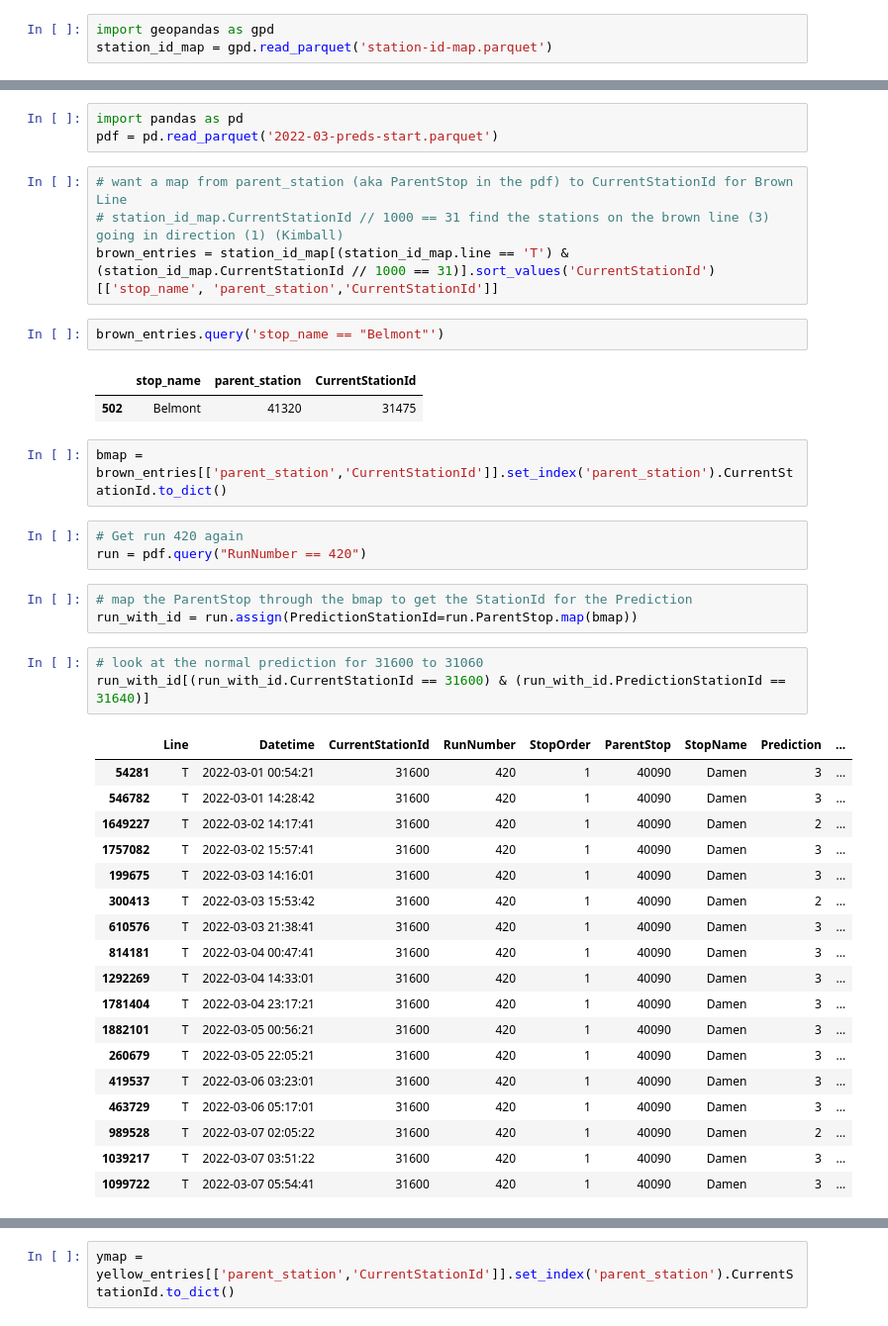
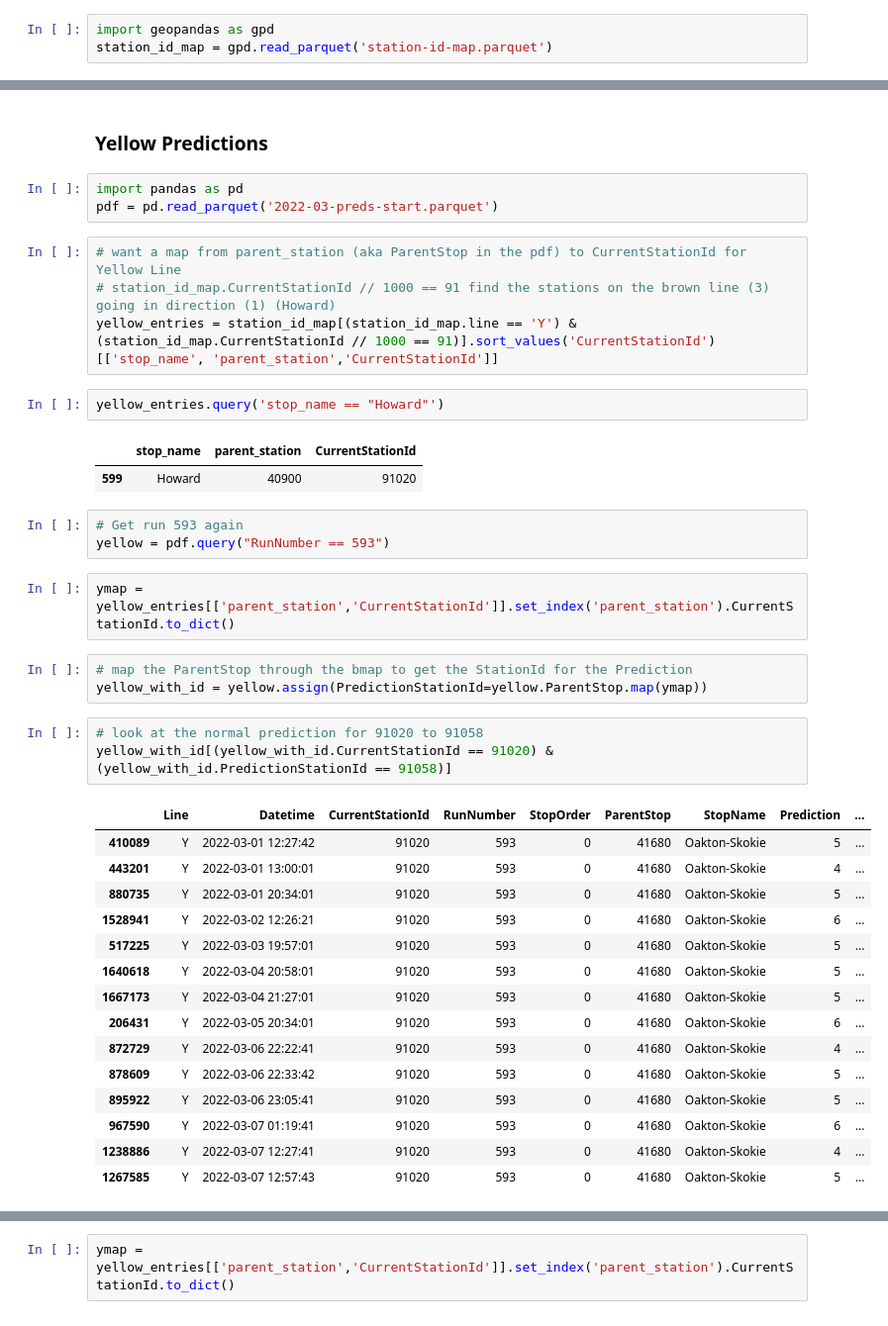
Before and after one commit to michaelslice/CTA-Data-Analysis-Visualization, a Jupyter notebook: station-times.ipynb, the cells around one changed output, grey strips where cells are left out. Shown at 99% size. Saved outputs shown, nothing was run; the diff lists cells and outputs as text.

```diff
--- a/station-times.ipynb
+++ b/station-times.ipynb
@@ -368,42 +182,41 @@ Need to map the predicted stop information to the edf CurrentStationIds.
+# %% [markdown]
+### Yellow Predictions
 # %%
 import pandas as pd
 pdf = pd.read_parquet('2022-03-preds-start.parquet')
 # %%
-# want a map from parent_station (aka ParentStop in the pdf) to CurrentStationId for Brown Line
-# station_id_map.CurrentStationId // 1000 == 31 find the stations on the brown line (3) going in direction (1) (Kimball)
-brown_entries = station_id_map[(station_id_map.line == 'T') & (station_id_map.CurrentStationId // 1000 == 31)].sort_values('CurrentStationId')[['stop_name', 'parent_station','CurrentStationId']]
+# want a map from parent_station (aka ParentStop in the pdf) to CurrentStationId for Yellow Line
+# station_id_map.CurrentStationId // 1000 == 91 find the stations on the brown line (3) going in direction (1) (Howard)
+yellow_entries = station_id_map[(station_id_map.line == 'Y') & (station_id_map.CurrentStationId // 1000 == 91)].sort_values('CurrentStationId')[['stop_name', 'parent_station','CurrentStationId']]
 # %%
-brown_entries.query('stop_name == "Belmont"')
+yellow_entries.query('stop_name == "Howard"')
 # %% [output]
 |  | stop_name | parent_station | CurrentStationId |
-| 502 | Belmont | 41320 | 31475 |
+| 599 | Howard | 40900 | 91020 |
+# %%
+# Get run 593 again
+yellow = pdf.query("RunNumber == 593")
 # %%
-bmap = brown_entries[['parent_station','CurrentStationId']].set_index('parent_station').CurrentStationId.to_dict()
+ymap = yellow_entries[['parent_station','CurrentStationId']].set_index('parent_station').CurrentStationId.to_dict()
-# %%
-# Get run 420 again
-run = pdf.query("RunNumber == 420")
 # %%
 # map the ParentStop through the bmap to get the StationId for the Prediction
-run_with_id = run.assign(PredictionStationId=run.ParentStop.map(bmap))
+yellow_with_id = yellow.assign(PredictionStationId=yellow.ParentStop.map(ymap))
 # %%
-# look at the normal prediction for 31600 to 31060
-run_with_id[(run_with_id.CurrentStationId == 31600) & (run_with_id.PredictionStationId == 31640)]
+# look at the normal prediction for 91020 to 91058
+yellow_with_id[(yellow_with_id.CurrentStationId == 91020) & (yellow_with_id.PredictionStationId == 91058)]
 # %% [output]
 |  | Line | Datetime | CurrentStationId | RunNumber | StopOrder | ParentStop | StopName | Prediction | ... |
-| 54281 | T | 2022-03-01 00:54:21 | 31600 | 420 | 1 | 40090 | Damen | 3 | ... |
-| 546782 | T | 2022-03-01 14:28:42 | 31600 | 420 | 1 | 40090 | Damen | 3 | ... |
-| 1649227 | T | 2022-03-02 14:17:41 | 31600 | 420 | 1 | 40090 | Damen | 2 | ... |
-| 1757082 | T | 2022-03-02 15:57:41 | 31600 | 420 | 1 | 40090 | Damen | 3 | ... |
-| 199675 | T | 2022-03-03 14:16:01 | 31600 | 420 | 1 | 40090 | Damen | 3 | ... |
-| 300413 | T | 2022-03-03 15:53:42 | 31600 | 420 | 1 | 40090 | Damen | 2 | ... |
-| 610576 | T | 2022-03-03 21:38:41 | 31600 | 420 | 1 | 40090 | Damen | 3 | ... |
-| 814181 | T | 2022-03-04 00:47:41 | 31600 | 420 | 1 | 40090 | Damen | 3 | ... |
-| 1292269 | T | 2022-03-04 14:33:01 | 31600 | 420 | 1 | 40090 | Damen | 3 | ... |
-| 1781404 | T | 2022-03-04 23:17:21 | 31600 | 420 | 1 | 40090 | Damen | 3 | ... |
-| 1882101 | T | 2022-03-05 00:56:21 | 31600 | 420 | 1 | 40090 | Damen | 3 | ... |
-| 260679 | T | 2022-03-05 22:05:21 | 31600 | 420 | 1 | 40090 | Damen | 3 | ... |
-| 419537 | T | 2022-03-06 03:23:01 | 31600 | 420 | 1 | 40090 | Damen | 3 | ... |
-| 463729 | T | 2022-03-06 05:17:01 | 31600 | 420 | 1 | 40090 | Damen | 3 | ... |
-| 989528 | T | 2022-03-07 02:05:22 | 31600 | 420 | 1 | 40090 | Damen | 2 | ... |
-| 1039217 | T | 2022-03-07 03:51:22 | 31600 | 420 | 1 | 40090 | Damen | 3 | ... |
-| 1099722 | T | 2022-03-07 05:54:41 | 31600 | 420 | 1 | 40090 | Damen | 3 | ... |
+| 410089 | Y | 2022-03-01 12:27:42 | 91020 | 593 | 0 | 41680 | Oakton-Skokie | 5 | ... |
+| 443201 | Y | 2022-03-01 13:00:01 | 91020 | 593 | 0 | 41680 | Oakton-Skokie | 4 | ... |
+| 880735 | Y | 2022-03-01 20:34:01 | 91020 | 593 | 0 | 41680 | Oakton-Skokie | 5 | ... |
+| 1528941 | Y | 2022-03-02 12:26:21 | 91020 | 593 | 0 | 41680 | Oakton-Skokie | 6 | ... |
+| 517225 | Y | 2022-03-03 19:57:01 | 91020 | 593 | 0 | 41680 | Oakton-Skokie | 5 | ... |
+| 1640618 | Y | 2022-03-04 20:58:01 | 91020 | 593 | 0 | 41680 | Oakton-Skokie | 5 | ... |
+| 1667173 | Y | 2022-03-04 21:27:01 | 91020 | 593 | 0 | 41680 | Oakton-Skokie | 5 | ... |
+| 206431 | Y | 2022-03-05 20:34:01 | 91020 | 593 | 0 | 41680 | Oakton-Skokie | 6 | ... |
+| 872729 | Y | 2022-03-06 22:22:41 | 91020 | 593 | 0 | 41680 | Oakton-Skokie | 4 | ... |
+| 878609 | Y | 2022-03-06 22:33:42 | 91020 | 593 | 0 | 41680 | Oakton-Skokie | 5 | ... |
+| 895922 | Y | 2022-03-06 23:05:41 | 91020 | 593 | 0 | 41680 | Oakton-Skokie | 5 | ... |
+| 967590 | Y | 2022-03-07 01:19:41 | 91020 | 593 | 0 | 41680 | Oakton-Skokie | 6 | ... |
+| 1238886 | Y | 2022-03-07 12:27:41 | 91020 | 593 | 0 | 41680 | Oakton-Skokie | 4 | ... |
+| 1267585 | Y | 2022-03-07 12:57:43 | 91020 | 593 | 0 | 41680 | Oakton-Skokie | 5 | ... |
```
Also changed, not shown: parts of 115 cells of this notebook, 1 other file.
